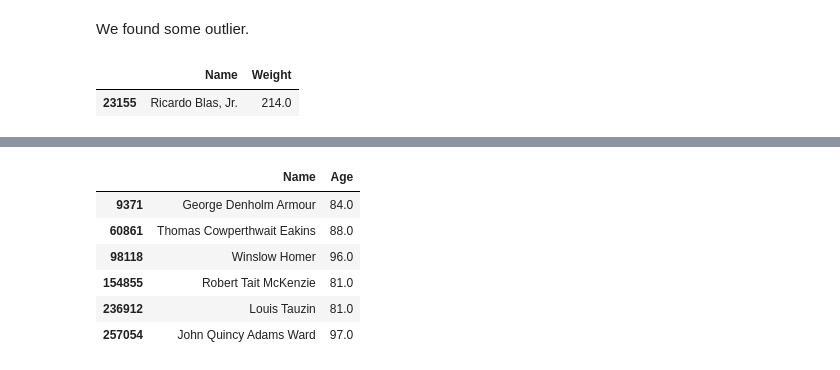
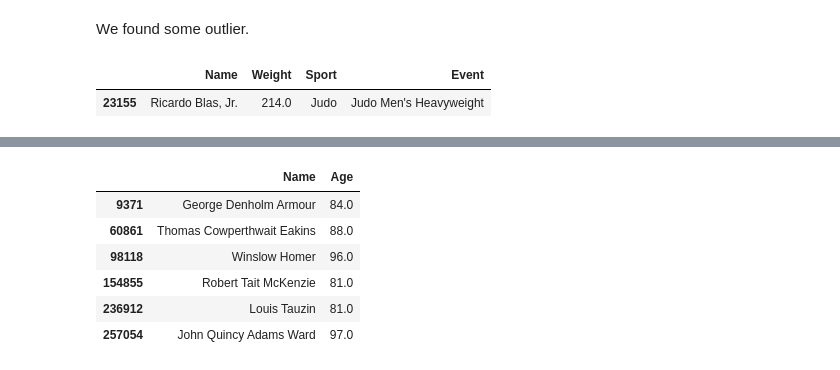
Before and after one commit to nauman-chaudhary/OlympicsDataExploration, a Jupyter notebook: Olympics_Data_Exploration.ipynb, the cells around one changed output, grey strips where cells are left out. Drawn from its saved outputs; the diff is of its cells as text; code cells hidden in the pictures.

```diff
--- a/Olympics_Data_Exploration.ipynb
+++ b/Olympics_Data_Exploration.ipynb
@@ -423,7 +455,7 @@ plt.show()
 # %% [markdown]
 We found some outlier.
 # %%
-data[data['Weight']>200][['Name','Weight']].drop_duplicates()
+data[data['Weight']>200][['Name','Weight','Sport','Event']].drop_duplicates()
 # %% [output]
-|  | Name | Weight |
-| 23155 | Ricardo Blas, Jr. | 214.0 |
+|  | Name | Weight | Sport | Event |
+| 23155 | Ricardo Blas, Jr. | 214.0 | Judo | Judo Men's Heavyweight |
```
Also changed, not shown: parts of 50 cells of this notebook.
